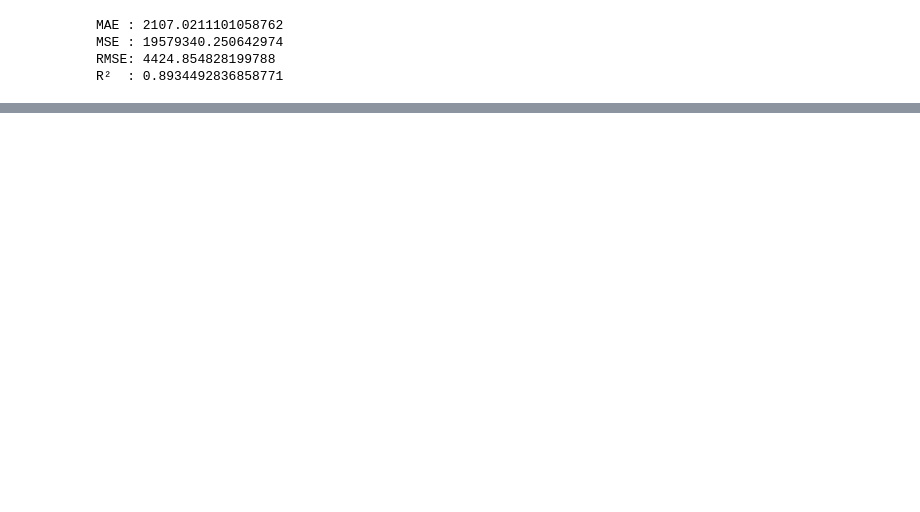
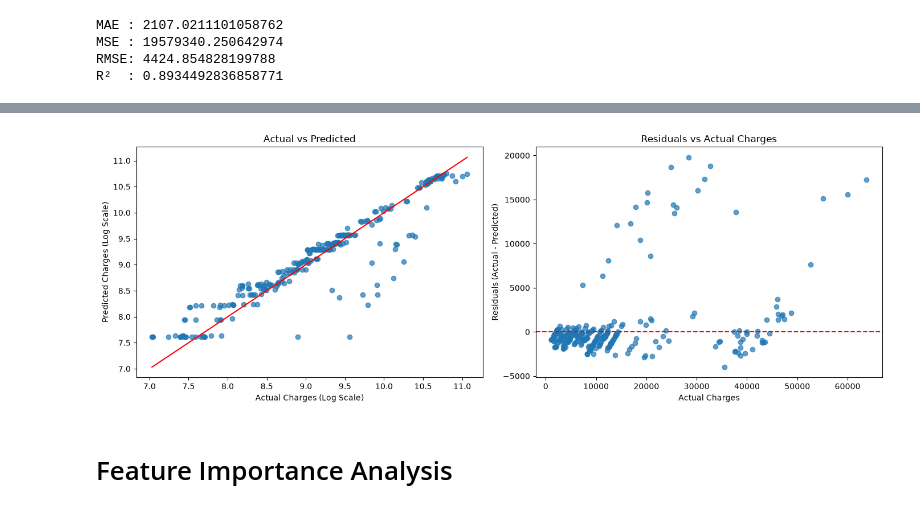
Before and after one commit to wongtaiming/Medical_Insurance_Cost_Prediction_ML, a Jupyter notebook: ml_training/02_random_forest_model.ipynb, the cells around one changed output, grey strips where cells are left out. Drawn from its saved outputs; the diff is of its cells as text; code cells hidden in the pictures; blank space fills up the shorter version.

```diff
--- a/ml_training/02_random_forest_model.ipynb
+++ b/ml_training/02_random_forest_model.ipynb
@@ -34,4 +39,0 @@ X_train, X_test, y_train, y_test = train_test_split(
-# %%
-model = RandomForestRegressor(random_state=42)
-
-model.fit(X_train, y_train)
@@ -45,9 +42,18 @@ y_test_actual = np.expm1(y_test)
 # %%
-mae = mean_absolute_error(y_test_actual, y_pred)
-mse = mean_squared_error(y_test_actual, y_pred)
-rmse = root_mean_squared_error(y_test_actual, y_pred)
-r2 = r2_score(y_test_actual, y_pred)
+base_model = RandomForestRegressor(random_state=42)
+base_model.fit(X_train, y_train)
 
+y_pred_log_base = base_model.predict(X_test)
+y_pred_base = np.expm1(y_pred_log_base)
+
+y_test_actual = np.expm1(y_test)
+
+mae = mean_absolute_error(y_test_actual, y_pred_base)
+mse = mean_squared_error(y_test_actual, y_pred_base)
+rmse = root_mean_squared_error(y_test_actual, y_pred_base)
+r2 = r2_score(y_test_actual, y_pred_base)
+
+print("--- Base Model Performance ---")
 print("MAE :", mae)
 print("MSE :", mse)
 print("RMSE:", rmse)
@@ -121,0 +126,26 @@ R²  : 0.9007671949466459
+# %%
+fig, axes = plt.subplots(1, 2, figsize=(14, 5))
+
+# Plot 1: Actual vs Predicted (Log Scale)
+axes[0].scatter(y_test, y_pred_log_best, alpha=0.7)
+axes[0].plot(
+    [y_test.min(), y_test.max()], [y_test.min(), y_test.max()], color="red"
+)
+axes[0].set_xlabel("Actual Charges (Log Scale)")
+axes[0].set_ylabel("Predicted Charges (Log Scale)")
+axes[0].set_title("Actual vs Predicted")
+
+# Plot 2: Residuals Plot (Original Scale)
+residuals = y_test_actual - y_pred_best
+axes[1].scatter(y_test_actual, residuals, alpha=0.7)
+axes[1].axhline(0, color="red", linestyle="--")
+axes[1].set_xlabel("Actual Charges")
+axes[1].set_ylabel("Residuals (Actual - Predicted)")
+axes[1].set_title("Residuals vs Actual Charges")
+
+plt.tight_layout()
+plt.show()
+# %% [output]
+[figure, added]
+# %% [markdown]
+<h1>Feature Importance Analysis</h1>
```
Also changed, not shown: parts of 25 cells of this notebook, 4 other files.
